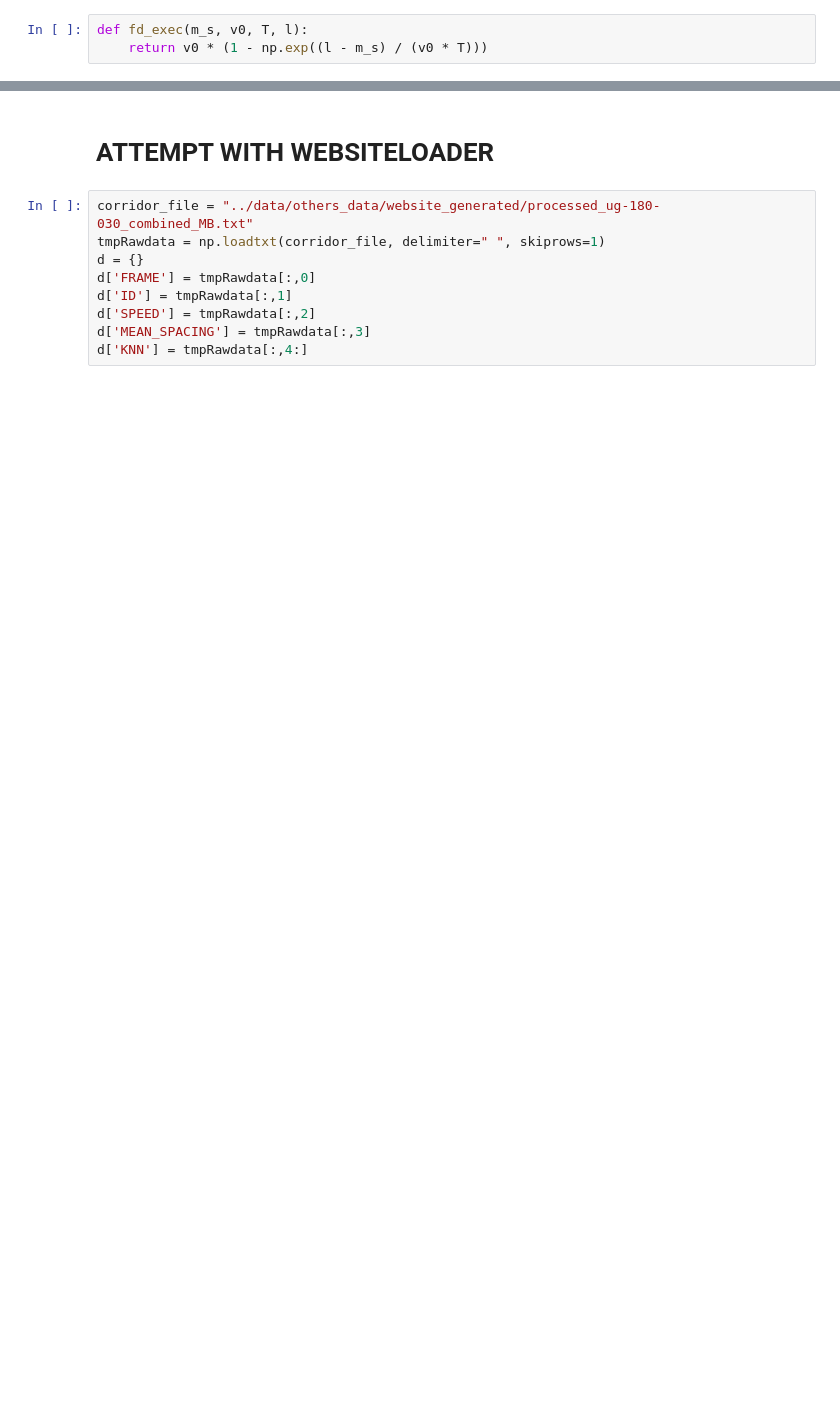
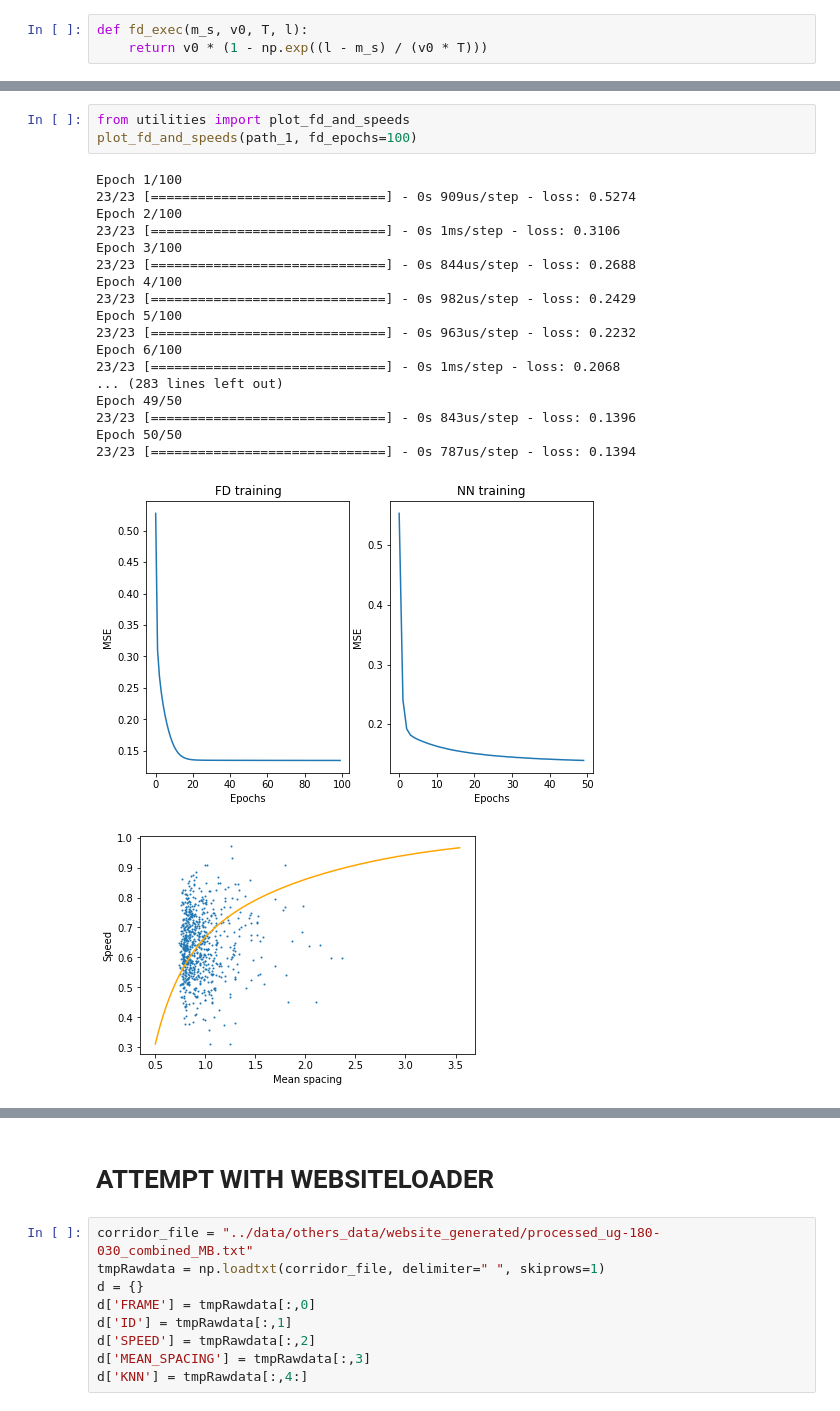
Before and after one commit to AlexPasqua/MLCMS-project, a Jupyter notebook: src/reproduce_FD.ipynb, the cells around one changed output, grey strips where cells are left out. Drawn from its saved outputs; the diff is of its cells as text; blank space fills up the shorter version.

```diff
--- a/src/reproduce_FD.ipynb
+++ b/src/reproduce_FD.ipynb
@@ -41,0 +90,23 @@ Text(0, 0.5, 'v')
+# %%
+from utilities import plot_fd_and_speeds
+plot_fd_and_speeds(path_1, fd_epochs=100)
+# %% [output]
+Epoch 1/100
+23/23 [==============================] - 0s 909us/step - loss: 0.5274
+Epoch 2/100
+23/23 [==============================] - 0s 1ms/step - loss: 0.3106
+Epoch 3/100
+23/23 [==============================] - 0s 844us/step - loss: 0.2688
+Epoch 4/100
+23/23 [==============================] - 0s 982us/step - loss: 0.2429
+Epoch 5/100
+23/23 [==============================] - 0s 963us/step - loss: 0.2232
+Epoch 6/100
+23/23 [==============================] - 0s 1ms/step - loss: 0.2068
+... (283 lines left out)
+Epoch 49/50
+23/23 [==============================] - 0s 843us/step - loss: 0.1396
+Epoch 50/50
+23/23 [==============================] - 0s 787us/step - loss: 0.1394
+[figure, added]
+[figure, added]
```
Also changed, not shown: parts of 12 cells of this notebook, 40 other files.
